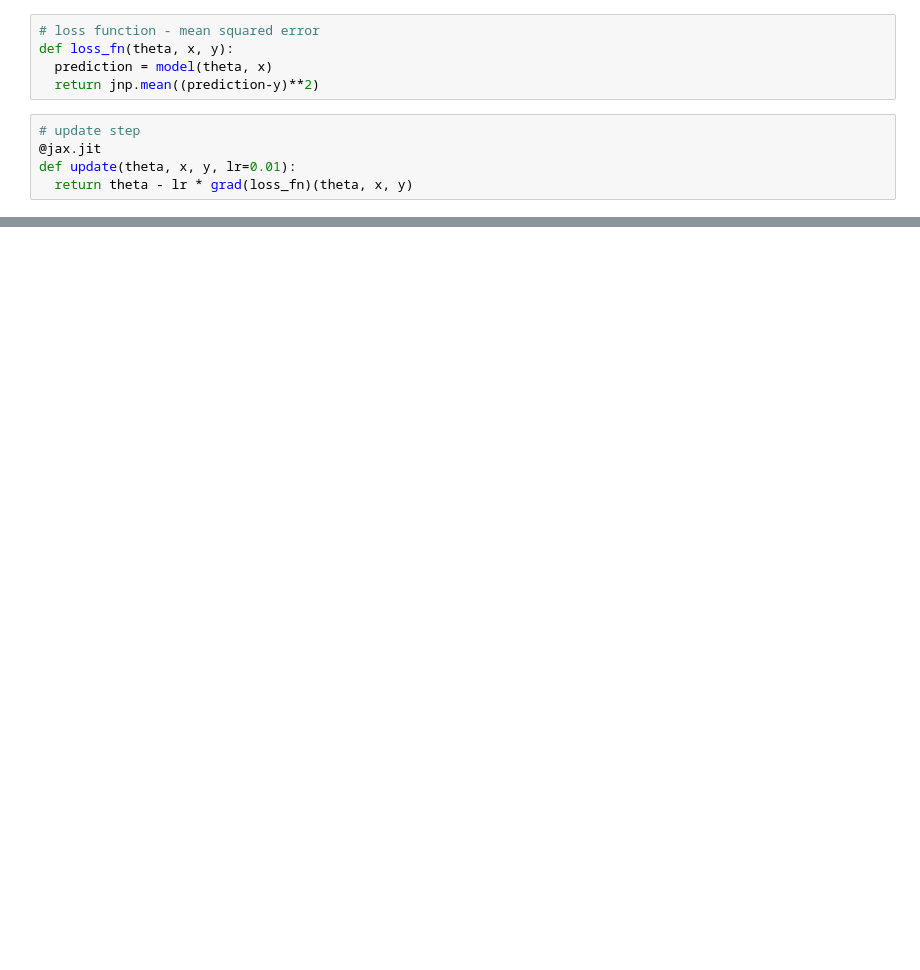
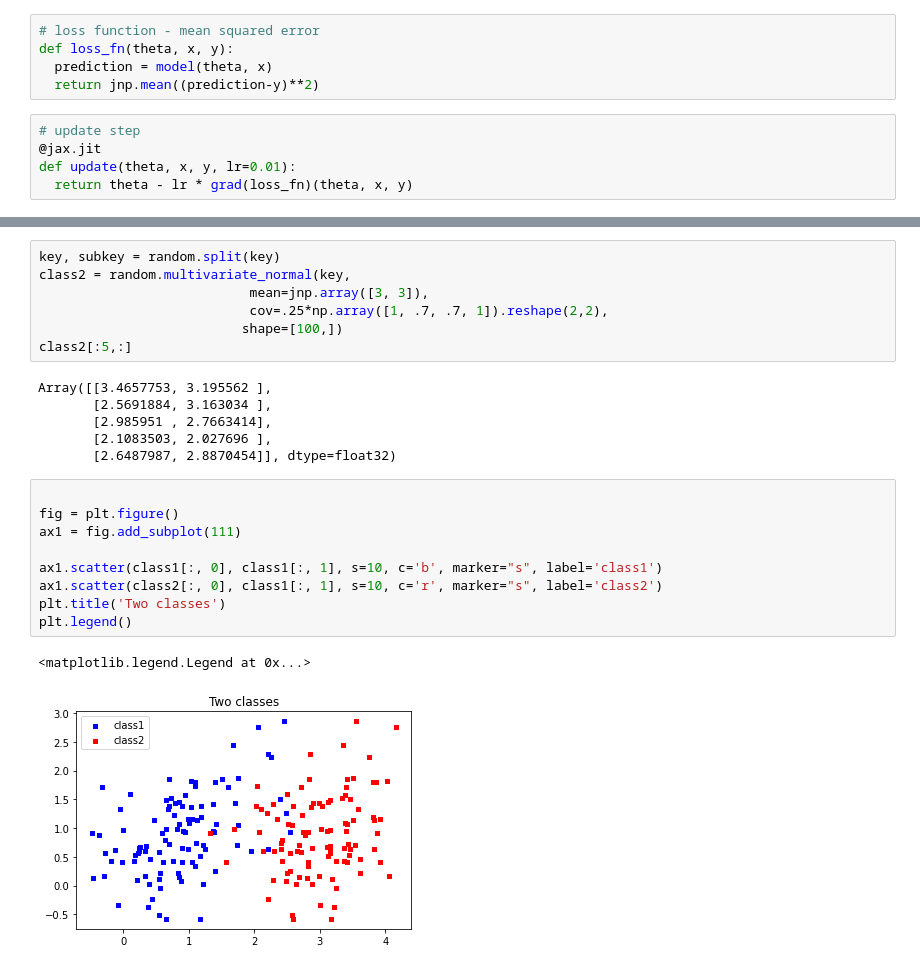
Before and after one commit to asalomatov/options, a Jupyter notebook: notebooks/jax.ipynb, the cells around one changed output, grey strips where cells are left out. Saved outputs shown, nothing was run; the diff lists cells and outputs as text; blank space fills up the shorter version.

```diff
--- a/notebooks/jax.ipynb
+++ b/notebooks/jax.ipynb
@@ -302,0 +312,25 @@ print(theta_true)
+# %%
+key, subkey = random.split(key)
+class2 = random.multivariate_normal(key,
+                           mean=jnp.array([3, 3]),
+                           cov=.25*np.array([1, .7, .7, 1]).reshape(2,2),
+                          shape=[100,])
+class2[:5,:]
+# %% [output]
+Array([[3.4657753, 3.195562 ],
+       [2.5691884, 3.163034 ],
+       [2.985951 , 2.7663414],
+       [2.1083503, 2.027696 ],
+       [2.6487987, 2.8870454]], dtype=float32)
+# %%
+
+fig = plt.figure()
+ax1 = fig.add_subplot(111)
+
+ax1.scatter(class1[:, 0], class1[:, 1], s=10, c='b', marker="s", label='class1')
+ax1.scatter(class2[:, 0], class1[:, 1], s=10, c='r', marker="s", label='class2')
+plt.title('Two classes')
+plt.legend()
+# %% [output]
+<matplotlib.legend.Legend at 0x...>
+[figure, added]
```
Also changed, not shown: parts of 31 cells of this notebook.
